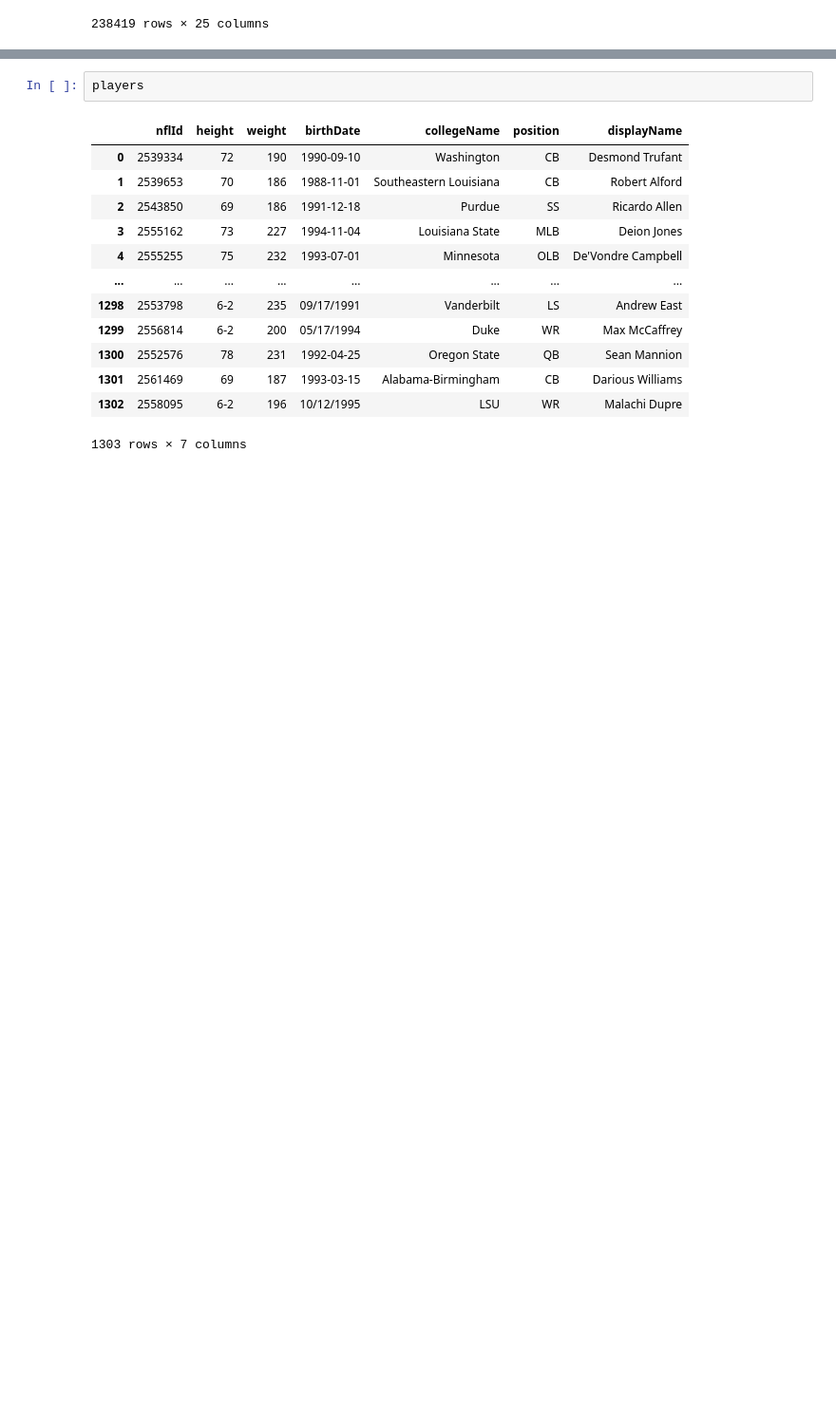
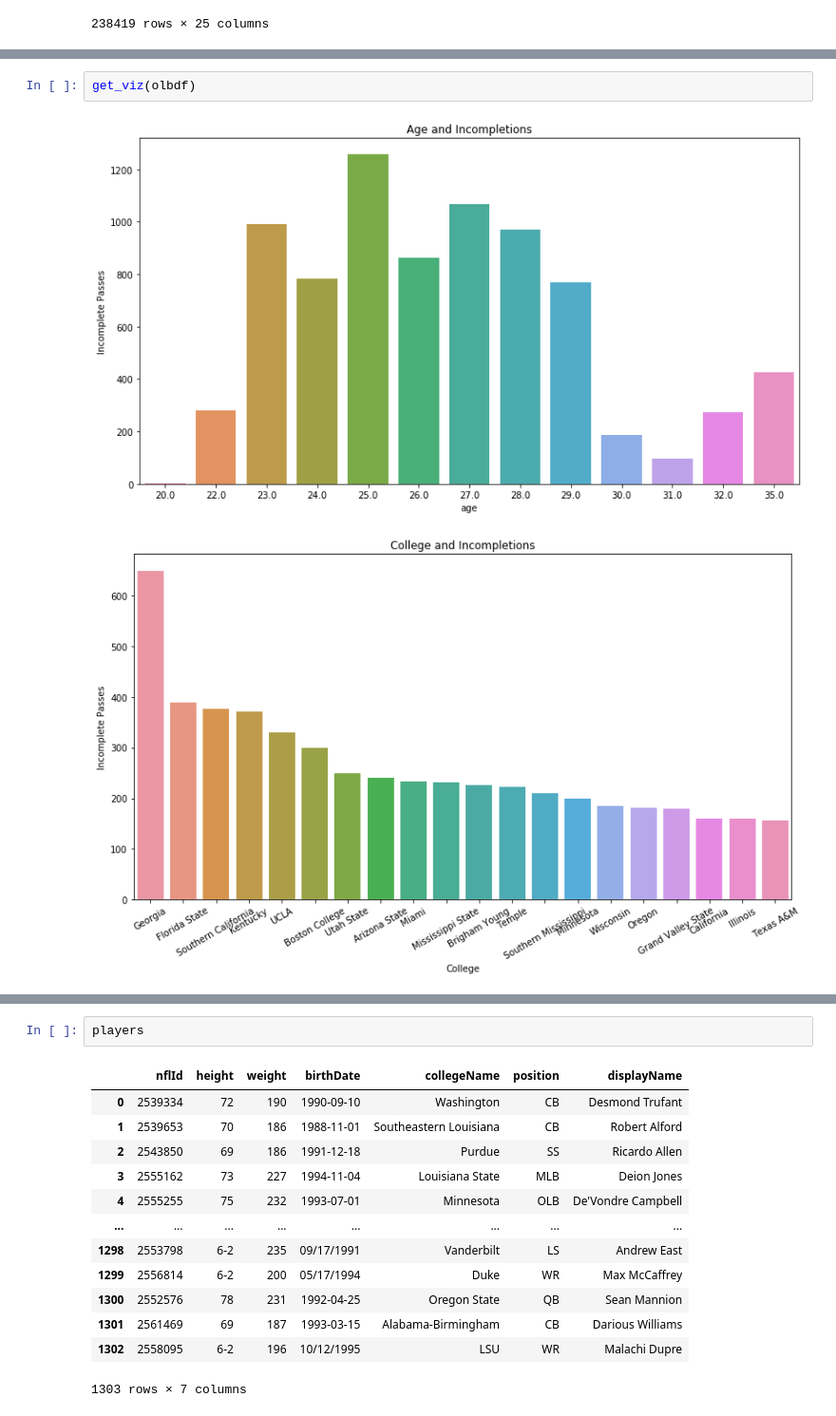
Before and after one commit to Fourth-and-Four/NFL-Big-Data-Bowl-2021, a Jupyter notebook: weeks_scratch.ipynb, the cells around one changed output, grey strips where cells are left out. Shown at 95% size. Saved outputs shown, nothing was run; the diff lists cells and outputs as text; blank space fills up the shorter version.

```diff
--- a/weeks_scratch.ipynb
+++ b/weeks_scratch.ipynb
@@ -554,0 +581,5 @@ Name: position, dtype: int64
+# %%
+get_viz(olbdf)
+# %% [output]
+[figure, added]
+[figure, added]
```
Also changed, not shown: parts of 14 cells of this notebook.
